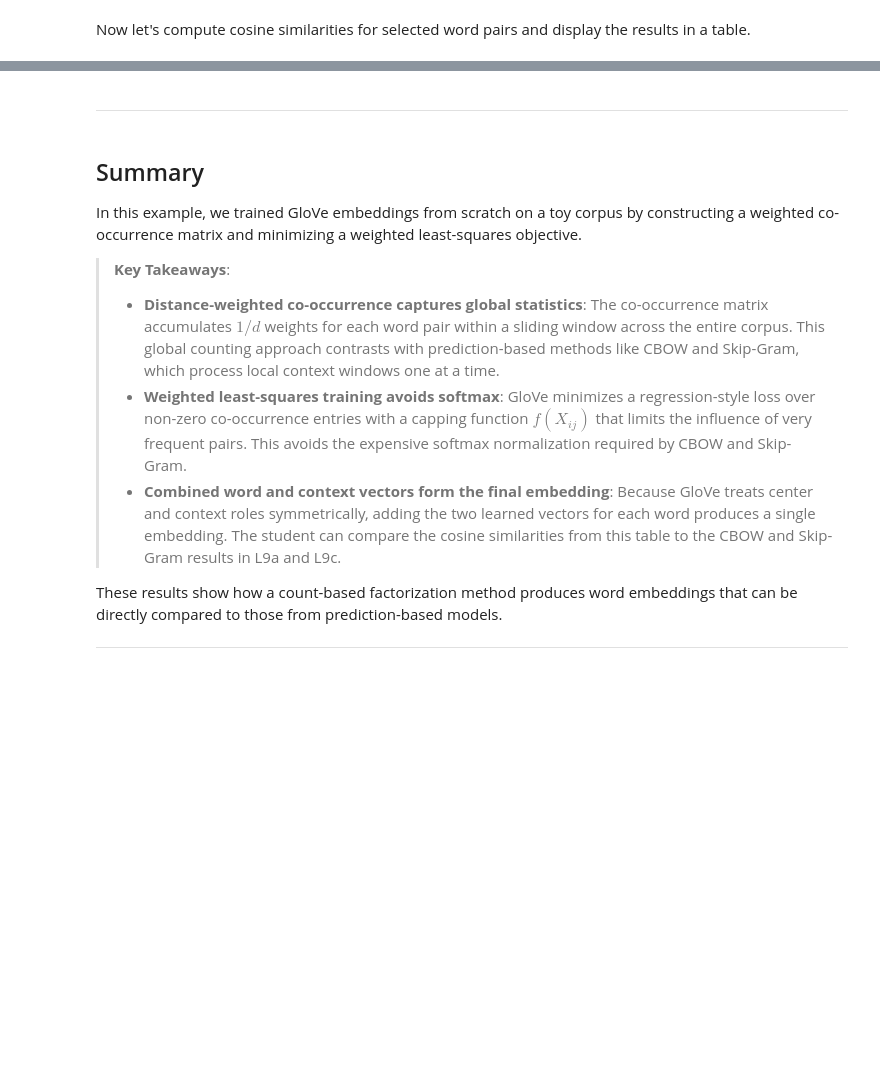
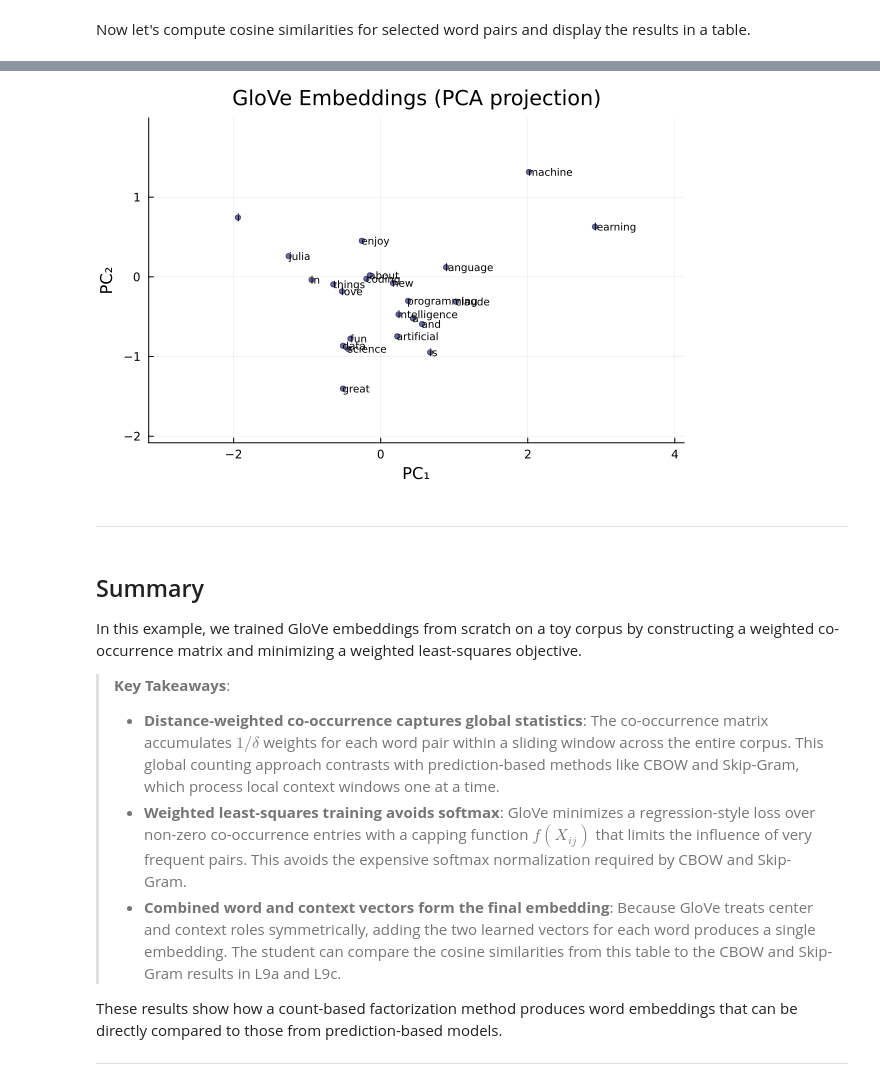
Before and after one commit to sp2229/CHEME-5820-Lectures-Spring-2026, a Jupyter notebook: lectures/week-10/L10a/CHEME-5820-L10a-Example-GloVe-Embeddings-Spring-2026.ipynb, the cells around one changed output, grey strips where cells are left out. Drawn from its saved outputs; the diff is of its cells as text; code cells hidden in the pictures; blank space fills up the shorter version.

```diff
--- a/lectures/week-10/L10a/CHEME-5820-L10a-Example-GloVe-Embeddings-Spring-2026.ipynb
+++ b/lectures/week-10/L10a/CHEME-5820-L10a-Example-GloVe-Embeddings-Spring-2026.ipynb
@@ -37,6 +37,8 @@ sentences = let
     push!(sentences_array, "I love coding machine learning in Julia !");
     push!(sentences_array, "Julia is a great programming language ?");
     push!(sentences_array, "I enjoy learning new things about data science , machine learning , and artificial intelligence .");
+    push!(sentences_array, "I enjoy coding and love programming in Julia .");
+    push!(sentences_array, "Claude and I love coding in Julia .");
 
     # return the array
     sentences_array
@@ -110,5 +163,5 @@ With the co-occurrence matrix in hand, we train GloVe embeddings by minimizing a
 
 We call `train_glove` and store the results in five variables: `W_word::Matrix{Float64}` (word embeddings of shape $d \times N_{\mathcal{V}}$), `W_ctx::Matrix{Float64}` (context embeddings), `b_word::Vector{Float64}` (word biases), `b_ctx::Vector{Float64}` (context biases), and `loss_history::Vector{Float64}` (per-epoch average loss).
 # %%
-W_word, W_ctx, b_word, b_ctx, loss_history = train_glove(X, length(vocabulary), d = 5, η = 0.05, num_epochs = 500);
+W_word, W_ctx, b_word, b_ctx, loss_history = train_glove(X, length(vocabulary), d = 5, η = 0.05, num_epochs = 1000);
 println("Training complete. Final average loss: $(round(loss_history[end], digits=4))")
@@ -160,3 +247,38 @@ end
+# %%
+let
+    # initialize -
+    E = Float64.(embeddings); # convert the embeddings to Float64 type for numerical stability in PCA
+    μ = mean(E, dims=2); # compute the mean embedding vector across all words (mean of each row)
+    E_centered = E .- μ; # center the embeddings and compute PCA projection -
+
+    # SVD to get top 2 principal components -
+    U, S, V = svd(E_centered');
+    Z = V[:, 1:2]' * E_centered; # project onto top 2 PCs (2 x N)
+
+    # filter out control tokens and punctuation -
+    skip = Set(["<bos>", "<eos>", "<pad>", "<unk>", ".", "!", "?", ","]);
+    keep = [idx for idx in 1:size(E, 2) if inverse_vocabulary[idx] ∉ skip];
+
+    # add margin so labels on the edges aren't clipped -
+    x_vals = Z[1, keep];
+    y_vals = Z[2, keep];
+    x_margin = 0.25 * (maximum(x_vals) - minimum(x_vals));
+    y_margin = 0.25 * (maximum(y_vals) - minimum(y_vals));
+
+    # plot only the kept words -
+    p = scatter(x_vals, y_vals, ms=3, alpha=0.6, label="", color = :navy,
+        xlabel="PC₁", ylabel="PC₂", title="GloVe Embeddings (PCA projection)",
+        xlims=(minimum(x_vals) - x_margin, maximum(x_vals) + x_margin),
+        ylims=(minimum(y_vals) - y_margin, maximum(y_vals) + y_margin));
+
+    for idx in keep
+        word = inverse_vocabulary[idx];
+        annotate!(p, Z[1, idx], Z[2, idx], text(word, :left, 7));
+    end
+    p
+end
+# %% [output]
+[figure, added]
 # %% [markdown]
 ___
 # %% [markdown]
@@ -165,7 +287,7 @@ In this example, we trained GloVe embeddings from scratch on a toy corpus by con
 
 > __Key Takeaways__:
 >
-> * __Distance-weighted co-occurrence captures global statistics__: The co-occurrence matrix accumulates $1/d$ weights for each word pair within a sliding window across the entire corpus. This global counting approach contrasts with prediction-based methods like CBOW and Skip-Gram, which process local context windows one at a time.
+> * __Distance-weighted co-occurrence captures global statistics__: The co-occurrence matrix accumulates $1/\delta$ weights for each word pair within a sliding window across the entire corpus. This global counting approach contrasts with prediction-based methods like CBOW and Skip-Gram, which process local context windows one at a time.
 > * __Weighted least-squares training avoids softmax__: GloVe minimizes a regression-style loss over non-zero co-occurrence entries with a capping function $f(X_{ij})$ that limits the influence of very frequent pairs. This avoids the expensive softmax normalization required by CBOW and Skip-Gram.
 > * __Combined word and context vectors form the final embedding__: Because GloVe treats center and context roles symmetrically, adding the two learned vectors for each word produces a single embedding. The student can compare the cosine similarities from this table to the CBOW and Skip-Gram results in L9a and L9c.
 
```
Also changed, not shown: parts of 16 cells of this notebook, 2 other files.
